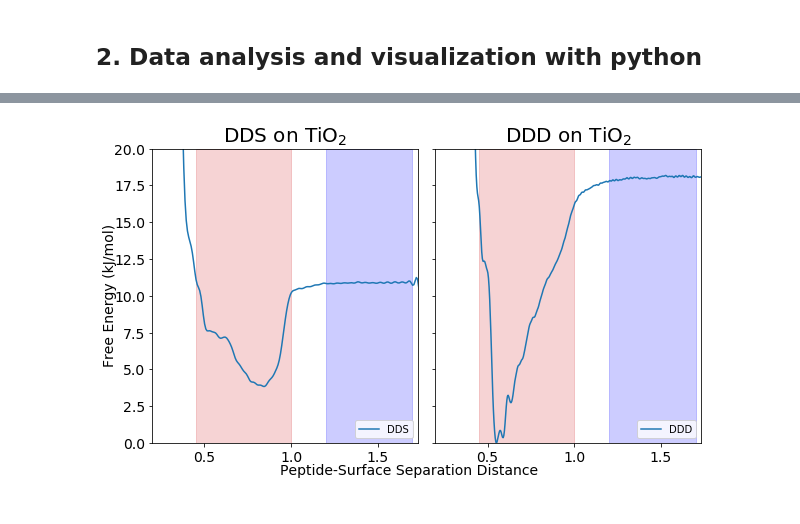
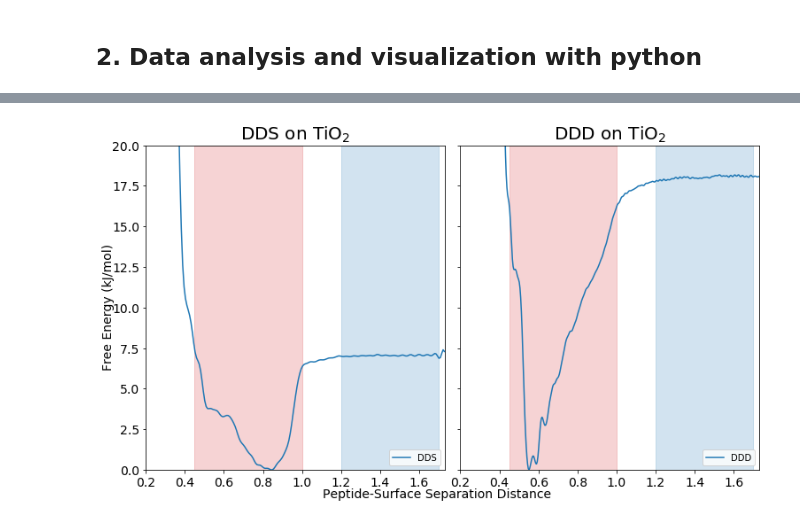
Before and after one commit to UWPRG/MOLSIM, a Jupyter notebook: Homeworks/Homework_w02/HW2_MIWA.ipynb, the cells around one changed output, grey strips where cells are left out. Cells and saved outputs as stored; diff of their text form; code cells hidden in the pictures.

```diff
--- a/Homeworks/Homework_w02/HW2_MIWA.ipynb
+++ b/Homeworks/Homework_w02/HW2_MIWA.ipynb
@@ -80,50 +80,57 @@ echo $z_avg >> si.txt
 # %%
 import numpy as np
 import matplotlib.pyplot as plt
+
+#Generate fes1.dat data arrays
 data=np.genfromtxt('fes1.dat',delimiter=' ')
 end = len(data)-1
 fes1X=[0]*end
 fes1Y=[0]*end
+
+for x in range(0,end):
+    if data[x][0] > 1.73:
+        data[x][0]=200
+        data[x][1]=200
+
 for i in range(0,end):
     fes1X[i]=data[i][0]
     fes1Y[i]=data[i][1]
+
 min1Y=min(fes1Y)
-for j in range(0,end):
+for j in range(0,len(fes1Y)):
     fes1Y[j]=fes1Y[j]-min1Y
 
+#Generate fes2.dat data arrays
 data=np.genfromtxt('fes2.dat',delimiter=' ')
 end = len(data)-1
 fes2X=[0]*end
 fes2Y=[0]*end
 for i in range(0,end):
     fes2X[i]=data[i][0]
     fes2Y[i]=data[i][1]
-minY=min(fes2Y)
-for j in range(0,end):
-    fes2Y[j]=fes2Y[j]-minY
 
-fig, (ax1,ax2)=plt.subplots(nrows=1, ncols=2, sharex=True, sharey=True,figsize=(8.5,5))
+fig, (ax1,ax2)=plt.subplots(nrows=1, ncols=2, sharex=True, sharey=True,figsize=(10.5,6))
 fig.text(0.5,0,'Peptide-Surface Separation Distance',ha='center',fontsize=14)
 fig.text(0, 0.5,'Free Energy (kJ/mol)',va='center',rotation='vertical',fontsize=14)
 ax1.plot(fes1X,fes1Y,label='DDS')
 ax2.plot(fes2X,fes2Y,label='DDD')
 ax1.set_xlim([0.2, 1.73])
 ax1.set_ylim([0, 20])
 ax2.set_xlim([0.2, 1.73])
 ax2.set_ylim([0, 20])
 ax1.set_title('DDS on TiO$_2$',fontsize=20)
 ax2.set_title('DDD on TiO$_2$',fontsize=20)
 plt.xticks(fontsize=14)
 plt.yticks(fontsize=14)
 ax1.legend(loc="lower right")
 ax2.legend(loc="lower right")
 ax1.axvspan(0.45,1,alpha=0.2,color='#d62728')
-ax1.axvspan(1.2,1.7,alpha=0.2,color='blue')
+ax1.axvspan(1.2,1.7,alpha=0.2,color='#1f77b4')
 ax2.axvspan(0.45,1,alpha=0.2,color='#d62728')
-ax2.axvspan(1.2,1.7,alpha=0.2,color='blue')
+ax2.axvspan(1.2,1.7,alpha=0.2,color='#1f77b4')
 fig.tight_layout()
 # %% [output]
-[figure, old version]
+[figure, new version]
 # %%
 plt.figure(figsize=(5,5))
 plt.title('DSS on TiO_2')
```
